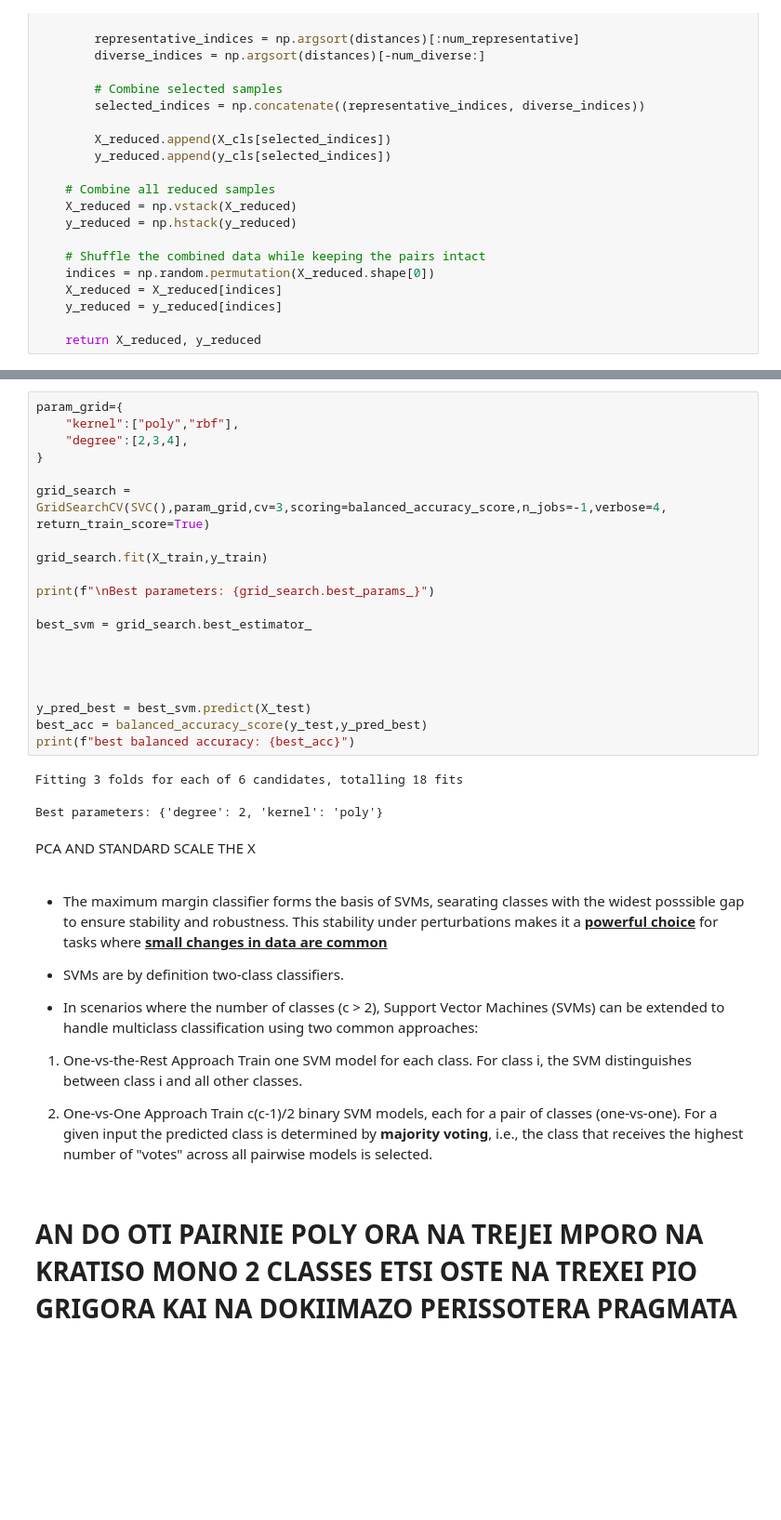
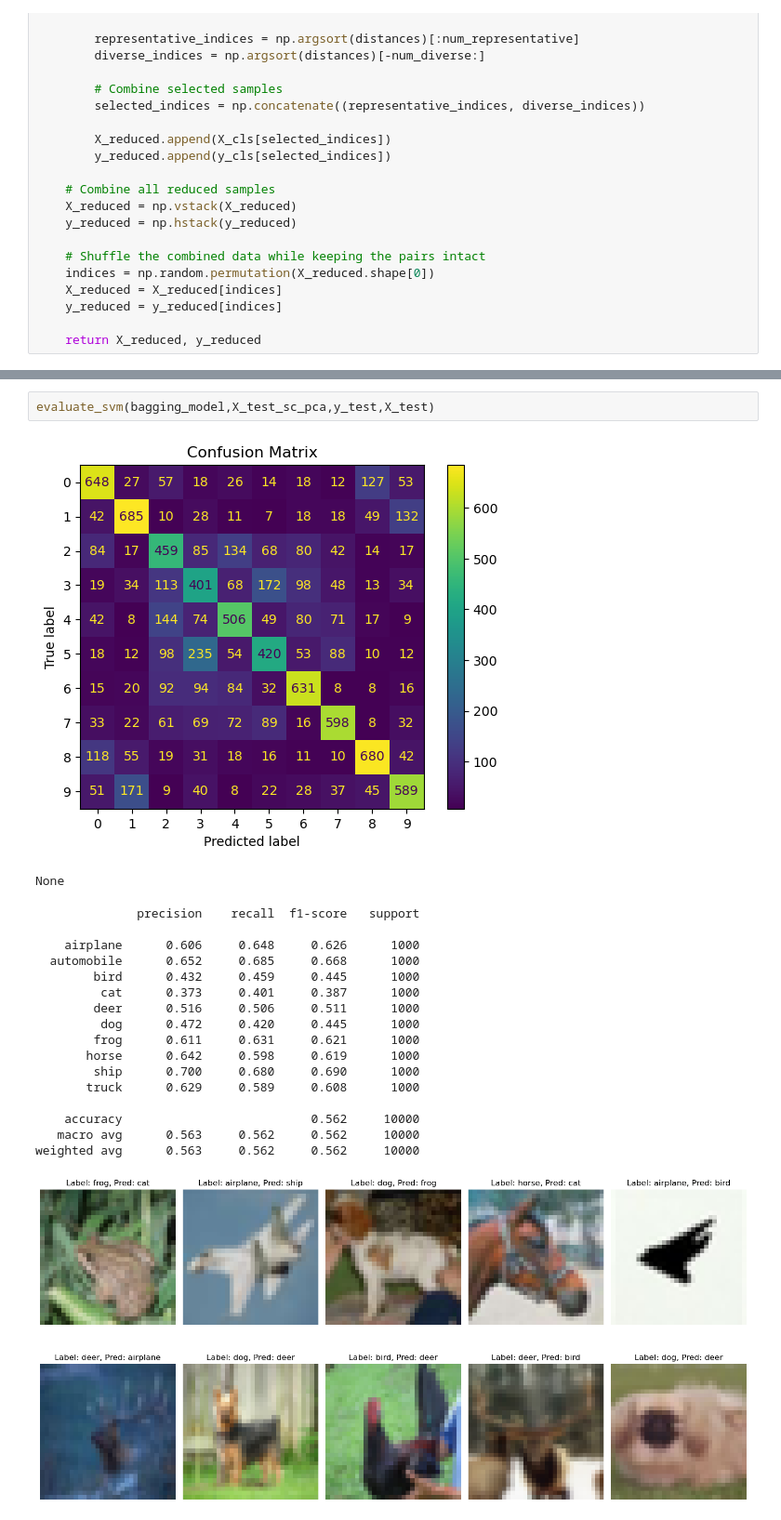
Before and after one commit to kounsolas/NeuralNetworks, a Jupyter notebook: Task2.ipynb, the cells around one changed output, grey strips where cells are left out. Shown at 93% size. Saved outputs shown, nothing was run; the diff lists cells and outputs as text; blank space fills up the shorter version.

```diff
--- a/Task2.ipynb
+++ b/Task2.ipynb
@@ -619,40 +599,22 @@ Total time: 1887.32s | Test accuracy: 53.88%
-# %%
-param_grid={
-    "kernel":["poly","rbf"],
-    "degree":[2,3,4],
-}
-
-grid_search = GridSearchCV(SVC(),param_grid,cv=3,scoring=balanced_accuracy_score,n_jobs=-1,verbose=4, return_train_score=True)
-
-grid_search.fit(X_train,y_train)
-
-print(f"\nBest parameters: {grid_search.best_params_}")
-
-best_svm = grid_search.best_estimator_
-
-
-
-
-y_pred_best = best_svm.predict(X_test)
-best_acc = balanced_accuracy_score(y_test,y_pred_best)
-print(f"best balanced accuracy: {best_acc}")
-# %% [output]
-Fitting 3 folds for each of 6 candidates, totalling 18 fits
-Best parameters: {'degree': 2, 'kernel': 'poly'}
-# %% [markdown]
-PCA AND STANDARD SCALE THE X
-# %% [markdown]
-- The maximum margin classifier forms the basis of SVMs, searating classes with the widest posssible gap to ensure stability and robustness.
-This stability under perturbations makes it a <u>**powerful choice**</u> for tasks where <u>**small changes in data are common**</u>
-
-- SVMs are by definition two-class classifiers.
-
-- In scenarios where the number of classes (c > 2), Support Vector Machines (SVMs) can be extended to handle multiclass classification using two common approaches:
-1. One-vs-the-Rest Approach
-Train one SVM model for each class. For class i, the SVM distinguishes between class i and all other classes.
-
-2. One-vs-One Approach
-Train c(c-1)/2 binary SVM models, each for a pair of classes (one-vs-one).
-For a given input the predicted class is determined by **majority voting**, i.e., the class that receives the highest number of "votes" across all pairwise models is selected.
-# %% [markdown]
-# AN DO OTI PAIRNIE POLY ORA NA TREJEI MPORO NA KRATISO MONO 2 CLASSES ETSI OSTE NA TREXEI PIO GRIGORA KAI NA DOKIIMAZO PERISSOTERA PRAGMATA
+# %%
+evaluate_svm(bagging_model,X_test_sc_pca,y_test,X_test)
+# %% [output]
+[figure, added]
+None
+              precision    recall  f1-score   support
+
+    airplane      0.606     0.648     0.626      1000
+  automobile      0.652     0.685     0.668      1000
+        bird      0.432     0.459     0.445      1000
+         cat      0.373     0.401     0.387      1000
+        deer      0.516     0.506     0.511      1000
+         dog      0.472     0.420     0.445      1000
+        frog      0.611     0.631     0.621      1000
+       horse      0.642     0.598     0.619      1000
+        ship      0.700     0.680     0.690      1000
+       truck      0.629     0.589     0.608      1000
+
+    accuracy                          0.562     10000
+   macro avg      0.563     0.562     0.562     10000
+weighted avg      0.563     0.562     0.562     10000
+[figure, added]
```
Also changed, not shown: parts of 30 cells of this notebook.
